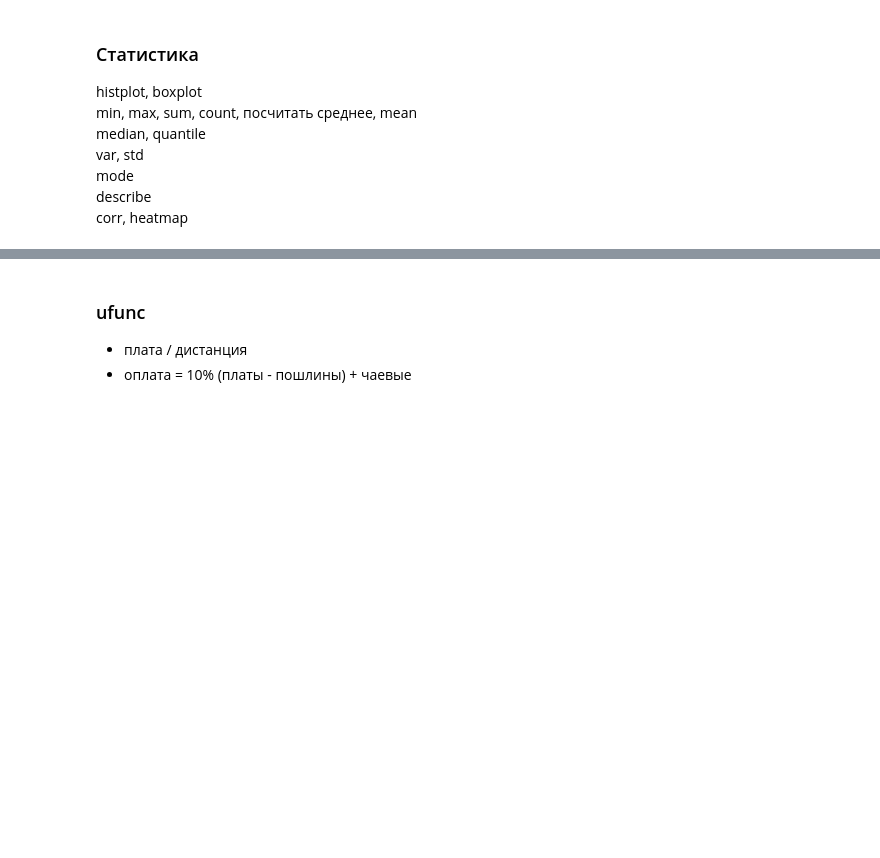
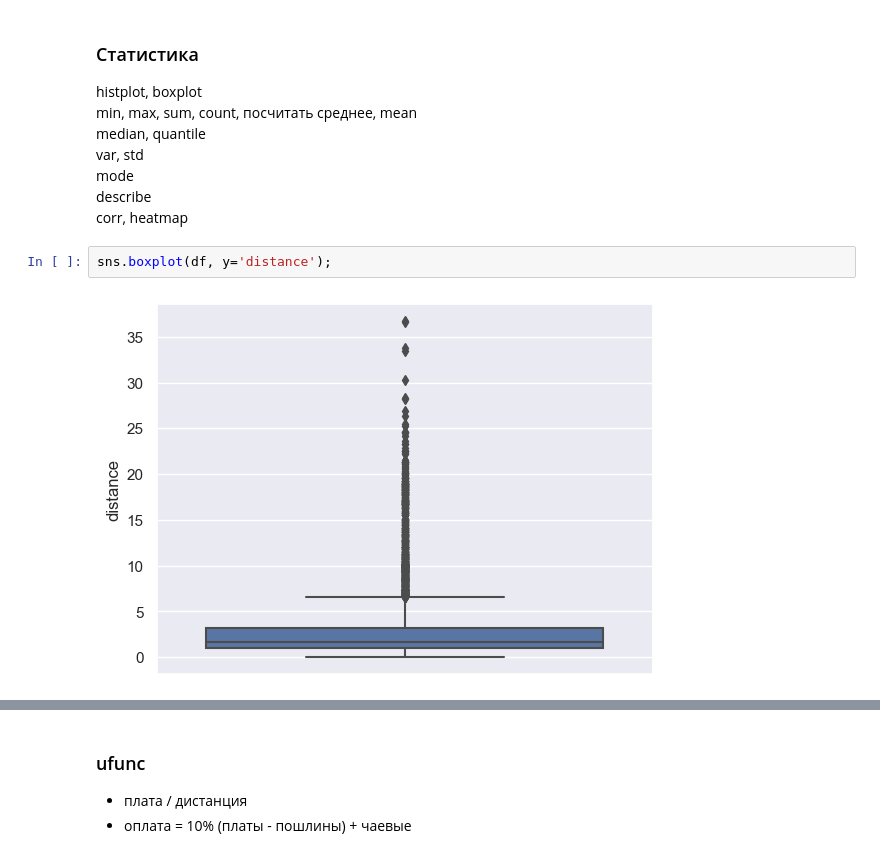
Before and after one commit to gbrs/nadyas_introductory_course, a Jupyter notebook: Untitled.ipynb, the cells around one changed output, grey strips where cells are left out. Cells and saved outputs as stored; diff of their text form; blank space fills up the shorter version.

```diff
--- a/Untitled.ipynb
+++ b/Untitled.ipynb
@@ -31,3 +71,7 @@ var, std
 mode
 describe
 corr, heatmap
+# %%
+sns.boxplot(df, y='distance');
+# %% [output]
+[figure, added]
```
Also changed, not shown: parts of 7 cells of this notebook.
